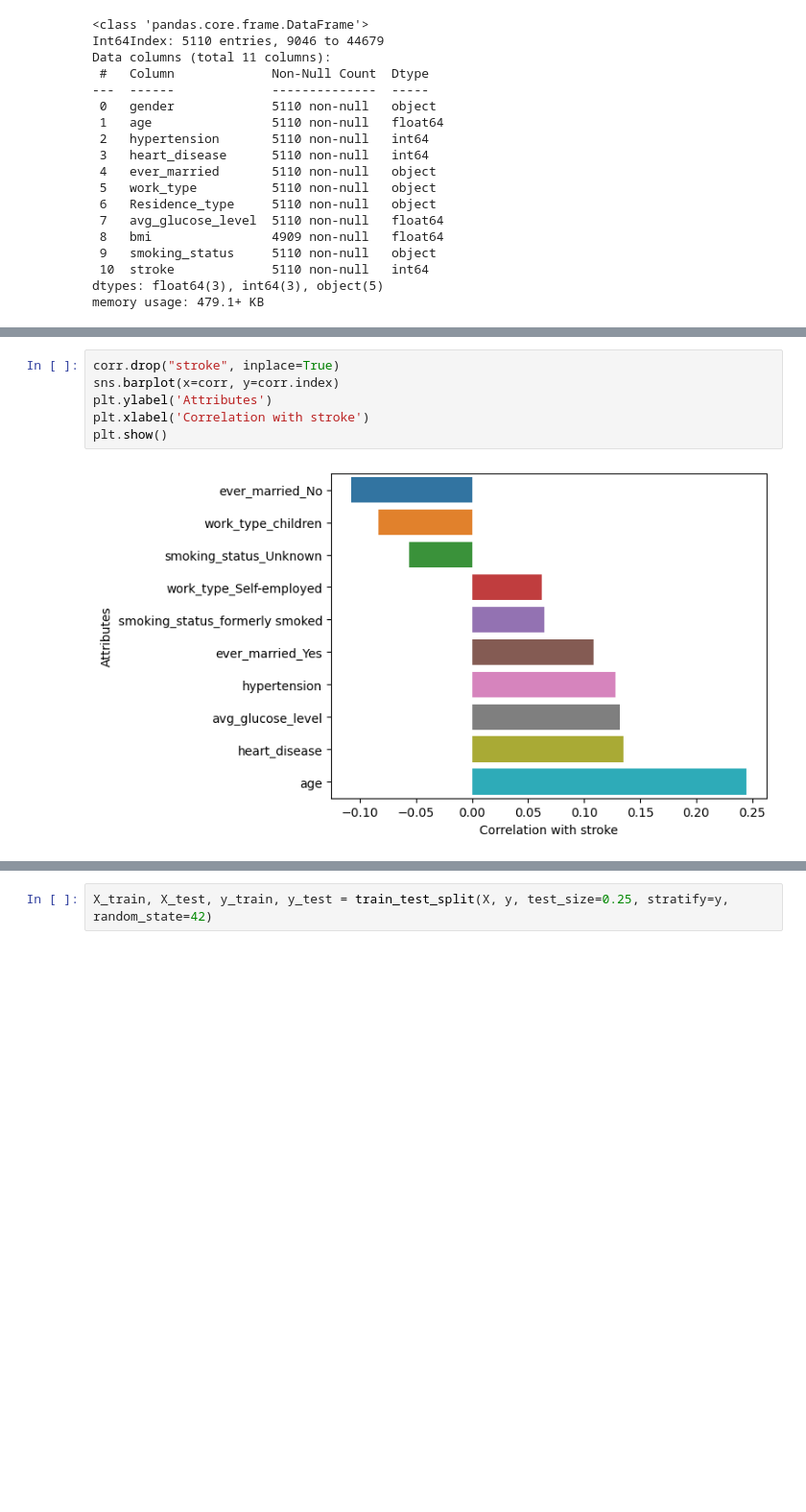
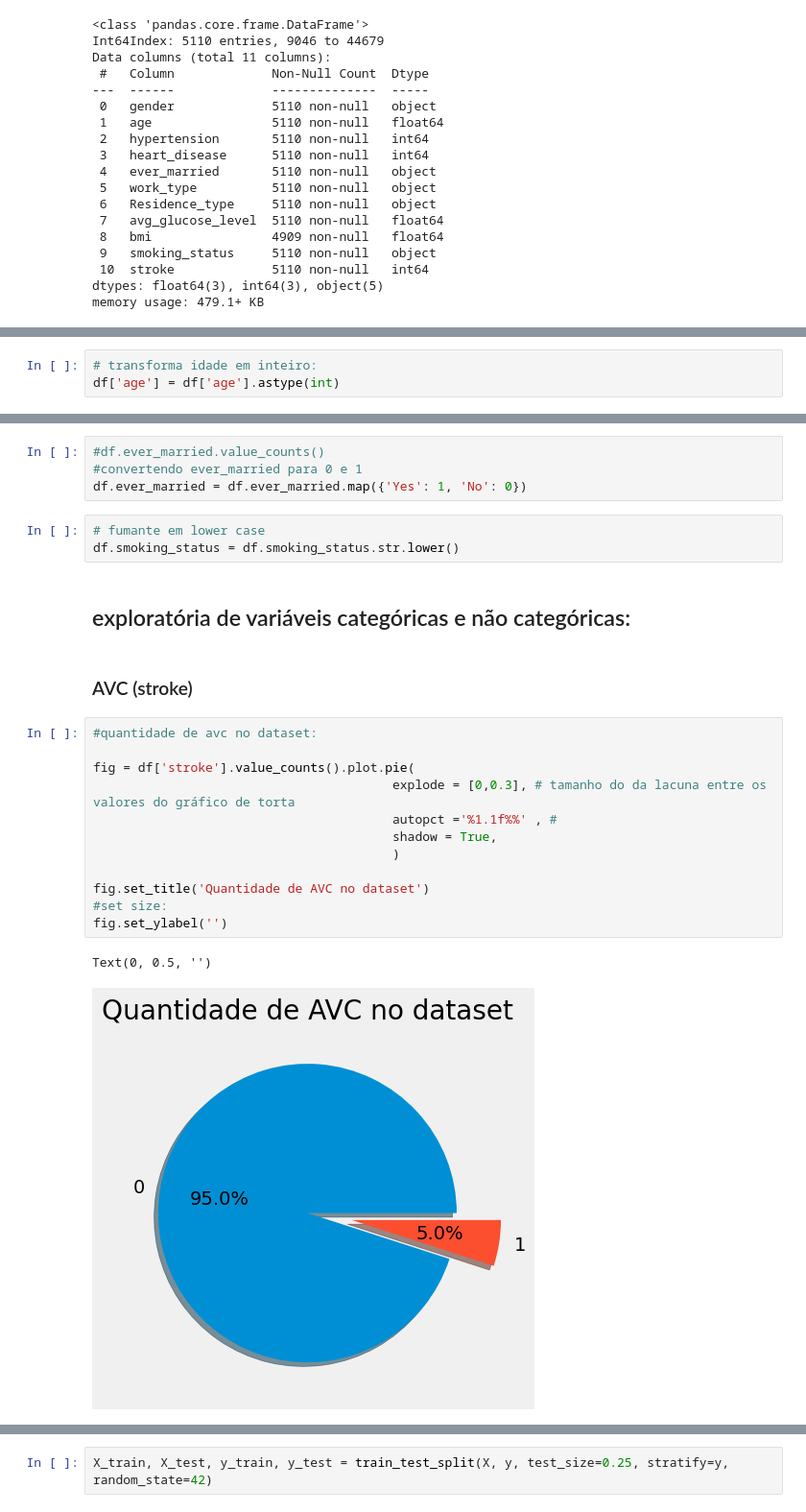
Before and after one commit to joelcoelho29/SCC0530-Projeto-de-Aprendizado-de-Maquina, a Jupyter notebook: src/notebook/teste.ipynb, the cells around one changed output, grey strips where cells are left out. Shown at 96% size. Saved outputs shown, nothing was run; the diff lists cells and outputs as text; blank space fills up the shorter version.

```diff
--- a/src/notebook/teste.ipynb
+++ b/src/notebook/teste.ipynb
@@ -50,0 +82,3 @@ df['bmi'].fillna(df['bmi'].mean(), inplace=True)
+# %%
+# transforma idade em inteiro:
+df['age'] = df['age'].astype(int)
@@ -128,8 +106,26 @@ Name: stroke, dtype: float64
-# %%
-corr.drop("stroke", inplace=True)
-sns.barplot(x=corr, y=corr.index)
-plt.ylabel('Attributes')
-plt.xlabel('Correlation with stroke')
-plt.show()
-# %% [output]
-[figure, removed]
+# %%
+#df.ever_married.value_counts()
+#convertendo ever_married para 0 e 1
+df.ever_married = df.ever_married.map({'Yes': 1, 'No': 0})
+# %%
+# fumante em lower case
+df.smoking_status = df.smoking_status.str.lower()
+# %% [markdown]
+## exploratória de variáveis categóricas e não categóricas:
+# %% [markdown]
+### AVC (stroke)
+# %%
+#quantidade de avc no dataset:
+
+fig = df['stroke'].value_counts().plot.pie(
+                                        explode = [0,0.3], # tamanho do da lacuna entre os valores do gráfico de torta
+                                        autopct ='%1.1f%%' , #
+                                        shadow = True,
+                                        )
+
+fig.set_title('Quantidade de AVC no dataset')
+#set size:
+fig.set_ylabel('')
+# %% [output]
+Text(0, 0.5, '')
+[figure, added]
```
Also changed, not shown: parts of 52 cells of this notebook.
